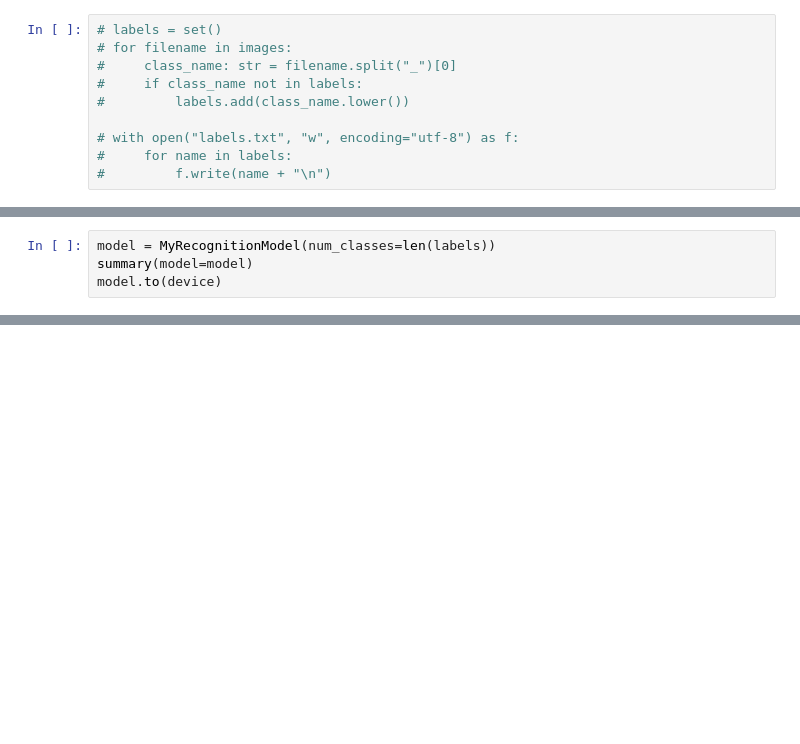
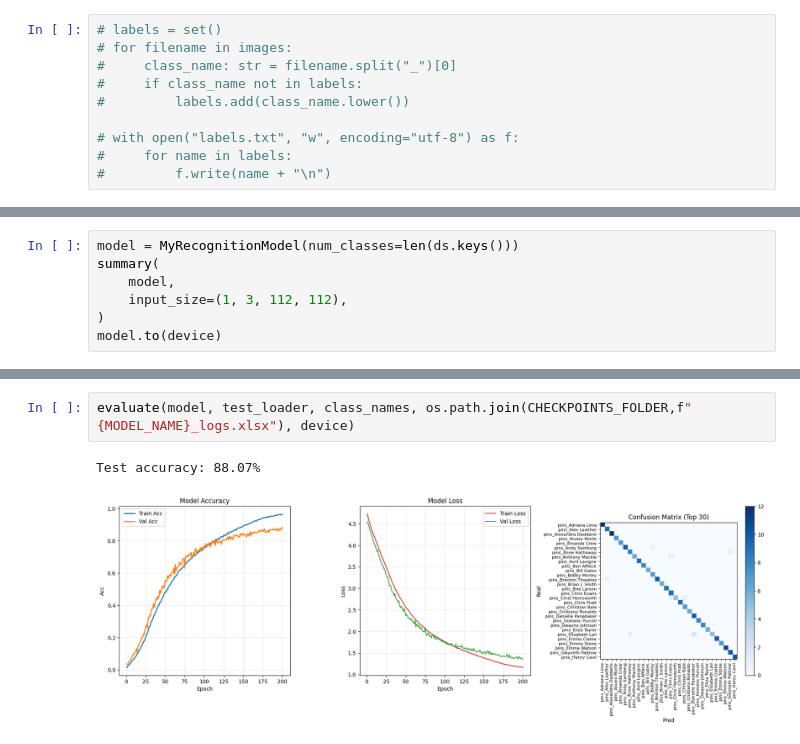
Before and after one commit to HuuQuangN2005/FaID-System, a Jupyter notebook: notebooks/recognition.ipynb, the cells around one changed output, grey strips where cells are left out. Drawn from its saved outputs; the diff is of its cells as text; blank space fills up the shorter version.

```diff
--- a/notebooks/recognition.ipynb
+++ b/notebooks/recognition.ipynb
@@ -291,7 +404,10 @@ def fit(
     return history
 # %%
-model = MyRecognitionModel(num_classes=len(labels))
-summary(model=model)
+model = MyRecognitionModel(num_classes=len(ds.keys()))
+summary(
+    model,
+    input_size=(1, 3, 112, 112),
+)
 model.to(device)
 # %% [output]
 MyRecognitionModel(
@@ -388,0 +519,5 @@ Epoch 12: Val Acc: 0.0379 | F1: 0.0114
+# %%
+evaluate(model, test_loader, class_names, os.path.join(CHECKPOINTS_FOLDER,f"{MODEL_NAME}_logs.xlsx"), device)
+# %% [output]
+Test accuracy: 88.07%
+[figure, added]
```
Also changed, not shown: parts of 29 cells of this notebook, 15 other files.
